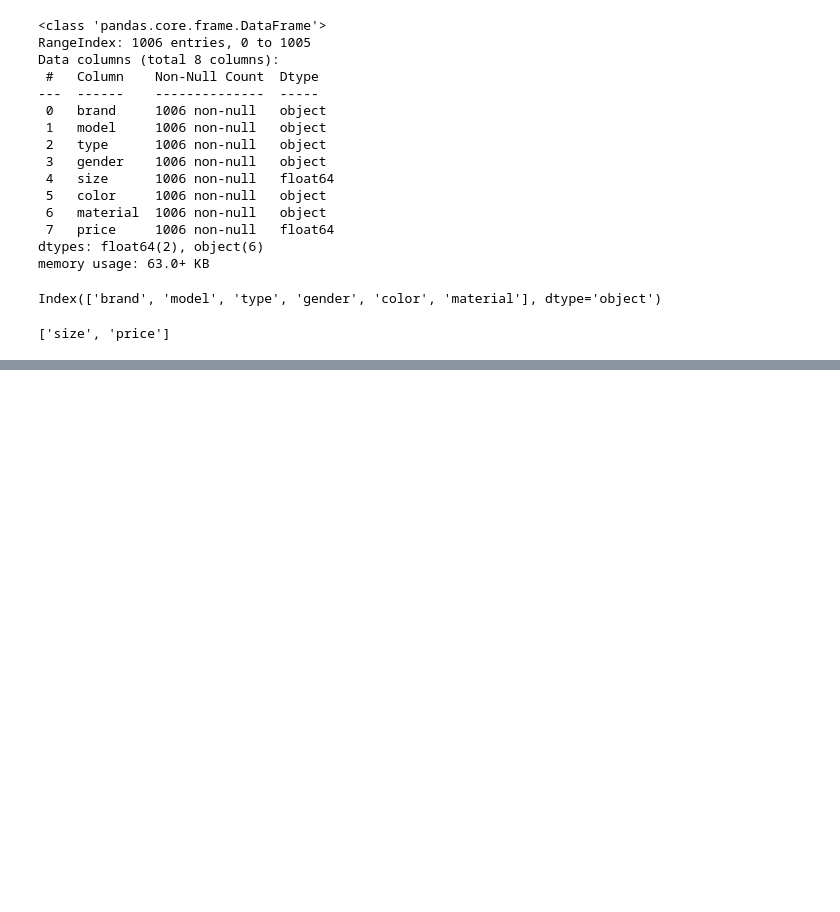
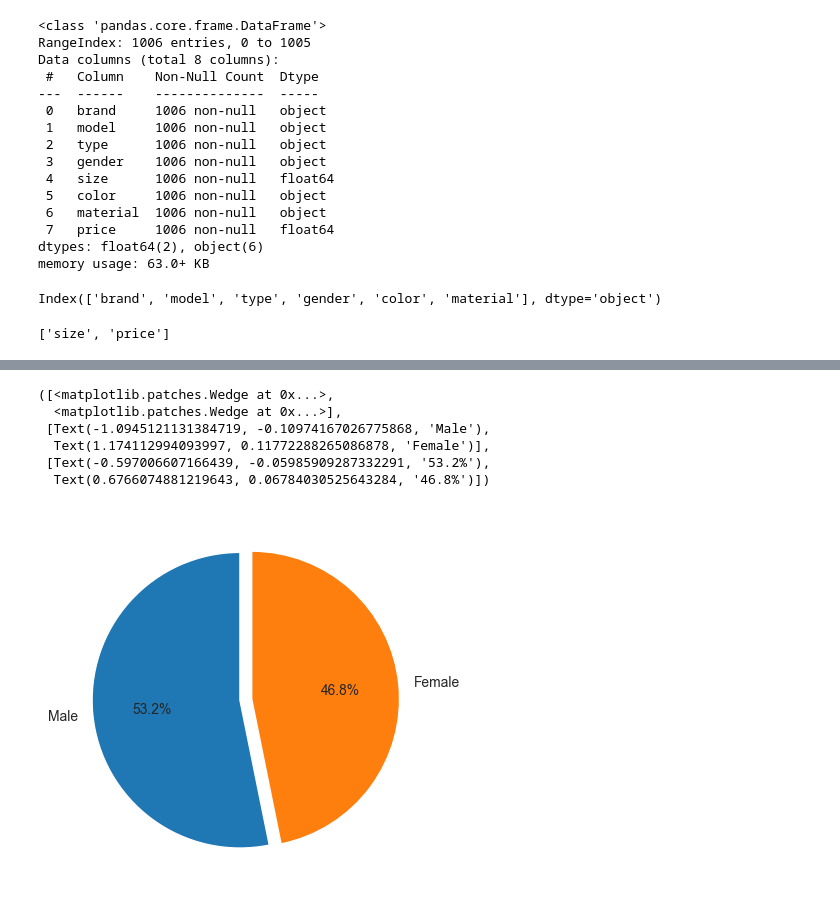
Before and after one commit to BishalJung7377/shoe_price, a Jupyter notebook: shoe_price.ipynb, the cells around one changed output, grey strips where cells are left out. Saved outputs shown, nothing was run; the diff lists cells and outputs as text; code cells hidden in the pictures; blank space fills up the shorter version.

Commit message:
basic visualization completed

```diff
--- a/shoe_price.ipynb
+++ b/shoe_price.ipynb
@@ -6,3 +8,5 @@ import seaborn as sns
+# %%
+sns.set_style("whitegrid")
 # %%
 df = pd.read_csv("./datasets/Shoe prices.csv")
 # %%
@@ -235,0 +238,13 @@ Skew : 0.89
+# %%
+## plotting a pie chart to show the number of genders present in the data
+labels = ['Male', "Female"]
+explode = [0, 0.08]
+plt.pie(data=df, x = df["gender"].value_counts(), labels=labels,explode=explode, autopct='%1.1f%%', startangle=90)
+# %% [output]
+([<matplotlib.patches.Wedge at 0x...>,
+  <matplotlib.patches.Wedge at 0x...>],
+ [Text(-1.0945121131384719, -0.10974167026775868, 'Male'),
+  Text(1.174112994093997, 0.11772288265086878, 'Female')],
+ [Text(-0.597006607166439, -0.05985909287332291, '53.2%'),
+  Text(0.6766074881219643, 0.06784030525643284, '46.8%')])
+[figure, added]
```
Also changed, not shown: parts of 21 cells of this notebook.
